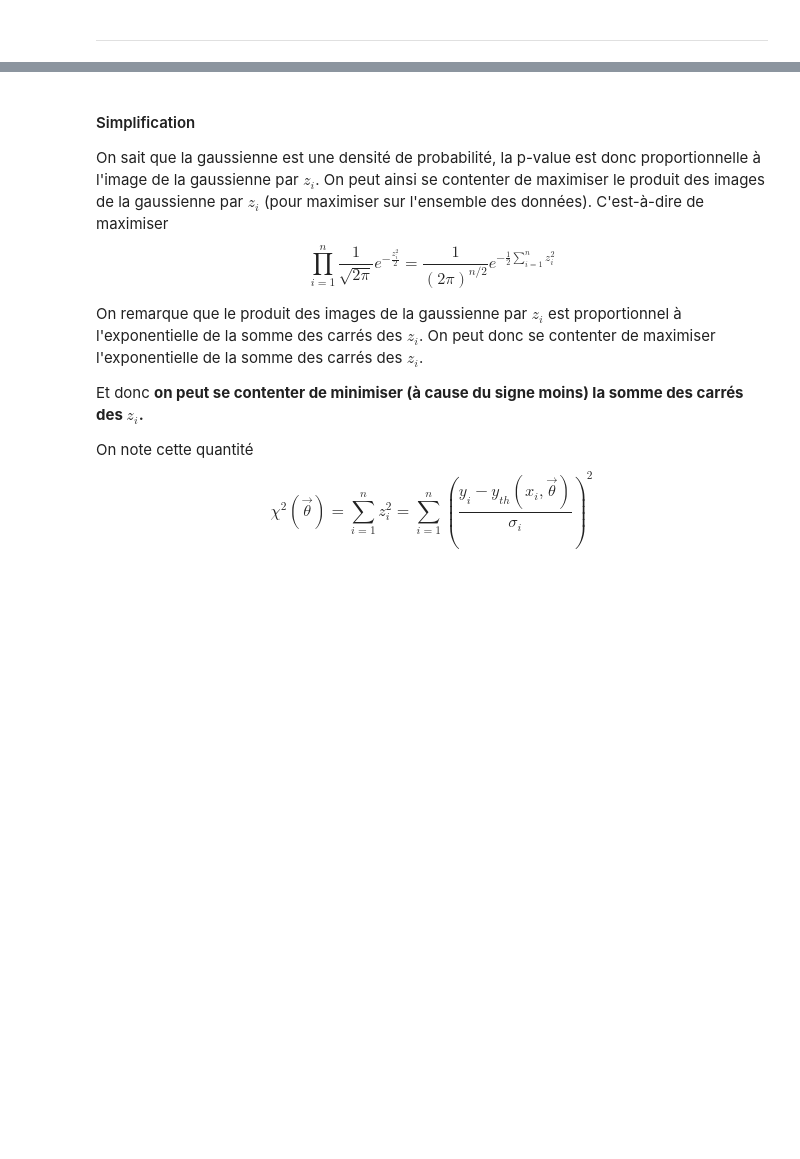
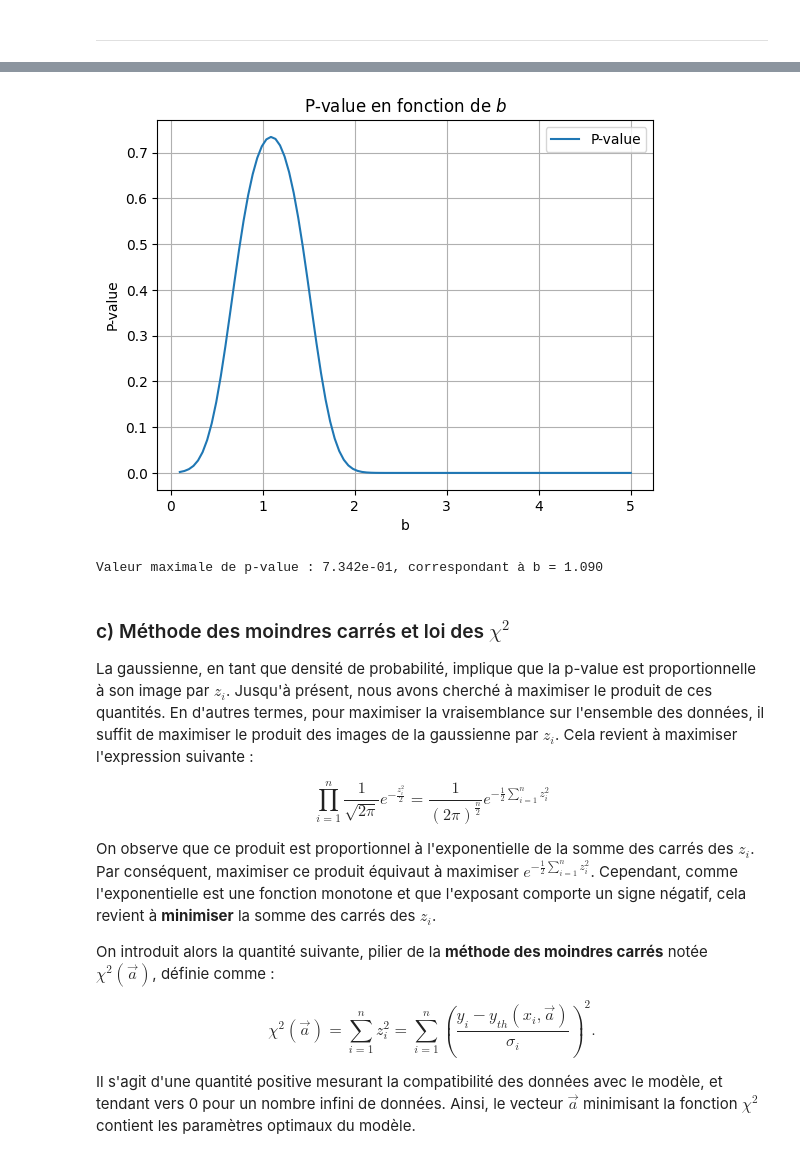
Before and after one commit to ostix360/Machine_Learning_S4, a Jupyter notebook: ToyMC.ipynb, the cells around one changed output, grey strips where cells are left out. Cells and saved outputs as stored; diff of their text form; code cells hidden in the pictures; blank space fills up the shorter version.

```diff
--- a/ToyMC.ipynb
+++ b/ToyMC.ipynb
@@ -314,12 +303,43 @@ Valeur maximale de p-value : 7.42840679418874e-09 ce qui correspond à a = 2.030
+# %%
+# Calcul des p-values pour différentes valeurs de b
+b_values = np.linspace(0.1, 5, 100)
+p_values_b = []
+
+for b_ in b_values:
+    y_th = model(2, b_, x_exp)
+    z = (y_exp - y_th) / sigmas
+
+    # Calcul de la p-value avec le chi2 (voir ci-dessous)
+    chi2 = np.sum(z**2)
+    p_value_b = scipy.stats.chi2(df=len(z)).sf(chi2)
+    p_values_b.append(p_value_b)
+
+plt.plot(b_values, p_values_b, label="P-value")
+plt.xlabel('b')
+plt.ylabel('P-value')
+plt.title('P-value en fonction de $b$')
+plt.legend()
+plt.grid()
+plt.show()
+
+b_opt = b_values[np.argmax(p_values_b)]
+print(f"Valeur maximale de p-value : {max(p_values_b):.3e}, correspondant à b = {b_opt:.3f}")
+# %% [output]
+[figure, added]
+Valeur maximale de p-value : 7.342e-01, correspondant à b = 1.090
 # %% [markdown]
+### c) Méthode des moindres carrés et loi des $\chi^2$
 
-#### Simplification
+La gaussienne, en tant que densité de probabilité, implique que la p-value est proportionnelle à son image par $z_i$. Jusqu'à présent, nous avons cherché à maximiser le produit de ces quantités. En d'autres termes, pour maximiser la vraisemblance sur l'ensemble des données, il suffit de maximiser le produit des images de la gaussienne par $z_i$. Cela revient à maximiser l'expression suivante :
 
-On sait que la gaussienne est une densité de probabilité, la p-value est donc proportionnelle à l'image de la gaussienne par $z_i$. On peut ainsi se contenter de maximiser le produit des images de la gaussienne par $z_i$ (pour maximiser sur l'ensemble des données).
-C'est-à-dire de maximiser $$\prod_{i=1}^{n} \frac{1}{\sqrt{2\pi}} e^{-\frac{z_i^2}{2}} = \frac{1}{(2\pi)^{n/2}} e^{-\frac{1}{2} \sum_{i=1}^{n} z_i^2}$$
+$$\prod_{i=1}^{n} \frac{1}{\sqrt{2\pi}} e^{-\frac{z_i^2}{2}} = \frac{1}{(2\pi)^{\frac{n}{2}}} e^{-\frac{1}{2} \sum_{i=1}^{n} z_i^2}$$
 
-On remarque que le produit des images de la gaussienne par $z_i$ est proportionnel à l'exponentielle de la somme des carrés des $z_i$. On peut donc se contenter de maximiser l'exponentielle de la somme des carrés des $z_i$.
+On observe que ce produit est proportionnel à l'exponentielle de la somme des carrés des $z_i$. Par conséquent, maximiser ce produit équivaut à maximiser $e^{-\frac{1}{2} \sum_{i=1}^{n} z_i^2}$.
+Cependant, comme l'exponentielle est une fonction monotone et que l'exposant comporte un signe négatif, cela revient à **minimiser** la somme des carrés des $z_i$.
 
-Et donc **on peut se contenter de minimiser (à cause du signe moins) la somme des carrés des $z_i$.**
+On introduit alors la quantité suivante, pilier de la **méthode des moindres carrés** notée $\chi^2 (\vec{a})$, définie comme :
 
-On note cette quantité $$\chi^2 (\vec{\theta}) = \sum_{i=1}^{n} z_i^2 = \sum_{i=1}^{n} \left( \frac{y_i - y_{th}(x_i, \vec{\theta})}{\sigma_i} \right)^2$$
+$$\chi^2 (\vec{a}) = \sum_{i=1}^{n} z_i^2 = \sum_{i=1}^{n} \left( \frac{y_i - y_{th}(x_i, \vec{a})}{\sigma_i} \right)^2.$$
+
+Il s'agit d'une quantité positive mesurant la compatibilité des données avec le modèle, et tendant vers 0 pour un nombre infini de données.
+Ainsi, le vecteur $\vec{a}$ minimisant la fonction $\chi^2$ contient les paramètres optimaux du modèle.
```
Also changed, not shown: parts of 48 cells of this notebook.
